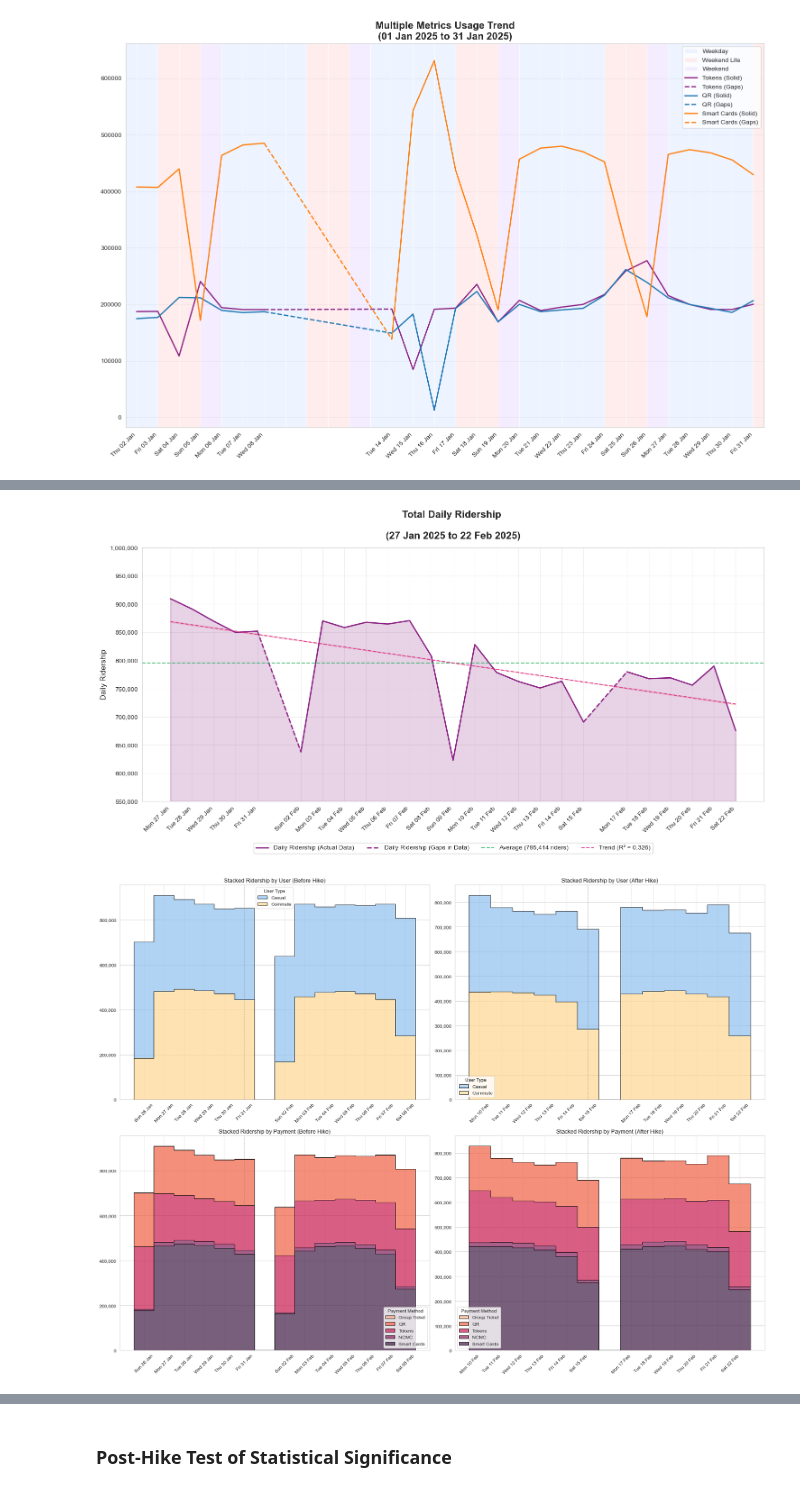
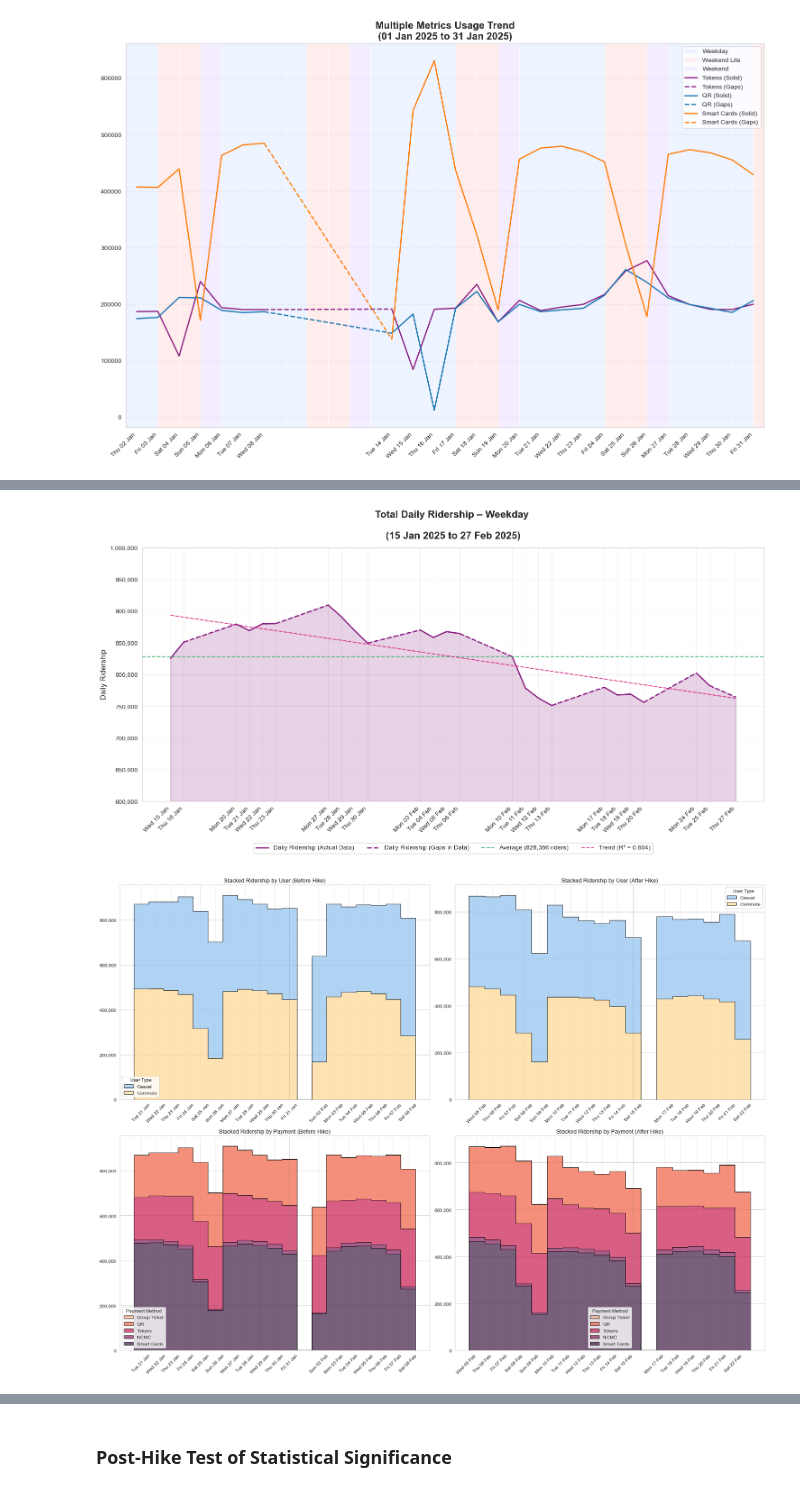
Before and after one commit to thecont1/namma-metro-ridership-tracker, a Jupyter notebook: ridership_3analysis.ipynb, the cells around one changed output, grey strips where cells are left out. Cells and saved outputs as stored; diff of their text form; code cells hidden in the pictures.

```diff
--- a/ridership_3analysis.ipynb
+++ b/ridership_3analysis.ipynb
@@ -731 +769,11 @@ Total Rides Served per Month ⁺
   plus extrapolation based on day averages.
+# %%
+jan_data = trimmed_df(df2, number_of_days=31, end_date='2025-01-31', exclude_dates=['2025-01-14', '2025-01-15', '2025-01-16'])
+jan_data = jan_data[jan_data['Record Date'].dt.to_period('M') == '2025-01']['Total']
+
+feb_data = trimmed_df(df2, number_of_days=28, end_date='2025-02-28')
+feb_data = feb_data[feb_data['Record Date'].dt.to_period('M') == '2025-02']['Total']
+
+t_stat, p_value = ttest_ind(jan_data, feb_data)
+print(f"T-statistic: {t_stat:.3f}")
+print(f"P-value: {p_value:.3f}")
@@ -872,7 +973,7 @@ def plot_ridership_trend(df, traffic_band='all', user_type='all', base_value=0,
     ax.set_title(title, fontsize=16, y=1.02, fontweight='bold')
     ax.set_ylabel('Daily Ridership', fontsize=12)
     ax.grid(True, axis='both', alpha=0.3)
-    ax.set_ylim(bottom=base_value, top=1000000 if user_type=='all' else 800000)
+    ax.set_ylim(bottom=base_value, top=1000000 if user_type=='all' else 700000)
     ax.yaxis.set_major_formatter(plt.FuncFormatter(lambda x, p: f'{int(x):,}'))
 
     # Format x-axis dates
@@ -926,6 +1035,6 @@ _____
 ### Sankranti and Something Else
 # %%
 plot_this_df = trimmed_df(df2, number_of_days=31, end_date='2025-01-31')
-ax = plot_ridership_trend(plot_this_df, traffic_band='all', user_type='Casual', base_value=00000)
-ax = plot_ridership_trend(plot_this_df, traffic_band='all', user_type='Commute', base_value=00000)
+ax = plot_ridership_trend(plot_this_df, traffic_band='all', user_type='Casual')
+ax = plot_ridership_trend(plot_this_df, traffic_band='all', user_type='Commute')
 # %% [output]
@@ -1252,36 +1385,30 @@ _____
 >
 > So, did commuters abandon NammaMetro in droves in a manner of protest against the fare hike? We will use statistical data analysis to arrive at an answer.
 # %%
-# Get data for 2 weeks before and after Feb 9 fare hike
-before_hike = trimmed_df(df2,
-                        end_date='2025-02-08',
-                        number_of_days=14)
-
-after_hike = trimmed_df(df2,
-                       end_date='2025-02-23',
-                       number_of_days=14)
-
-# Plot overall trend including the transition period
+# Get data for a period before and after Feb 9 fare hike
 transition_period = trimmed_df(df2,
-                             end_date='2025-02-23',
-                             number_of_days=28)  # ~2.5 weeks before and after
+                               end_date='2025-02-28',
+                               number_of_days=50,
+                               exclude_dates=['2025-01-14', '2025-02-26'])    # Exclude Sankranti, Mahashivaratri
 
 # Look at overall impact
-ax = plot_ridership_trend(transition_period, base_value=550000)
+ax = plot_ridership_trend(transition_period, traffic_band='Weekday', base_value=600000)
 # %% [output]
-[figure, old version]
+[figure, new version]
 # %%
+before_hike = trimmed_df(df2, end_date='2025-02-08', number_of_days=19)
+after_hike = trimmed_df(df2, end_date='2025-02-23', number_of_days=19)
 datasets = [before_hike, after_hike, before_hike, after_hike]
 stack_by_options = ['user', 'user', 'payment', 'payment']
 
 fig, axes = plt.subplots(2, 2, figsize=(20, 15))
 axes = axes.flatten()
 for i, (dataset, stack_by) in enumerate(zip(datasets, stack_by_options)):
     ax = axes[i]
     plot_stacked_ridership(dataset, stack_by=stack_by, traffic_band='all', ax=ax)
     ax.set_title(f'Stacked Ridership by {stack_by.capitalize()} ({["Before", "After"][i%2]} Hike)')
 
 plt.tight_layout()
 plt.show()
 # %% [output]
-[figure, old version]
+[figure, new version]
```
Also changed, not shown: parts of 40 cells of this notebook, 16 other files.
